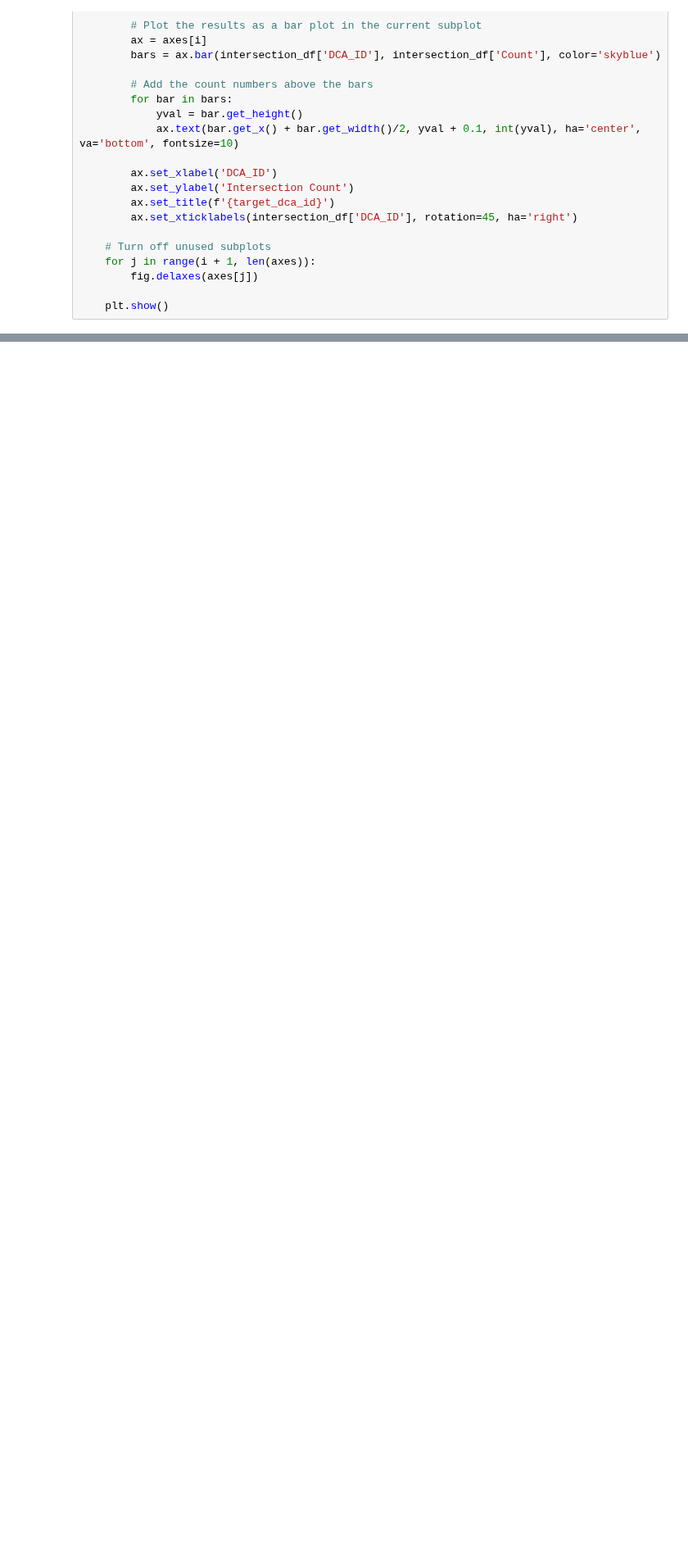
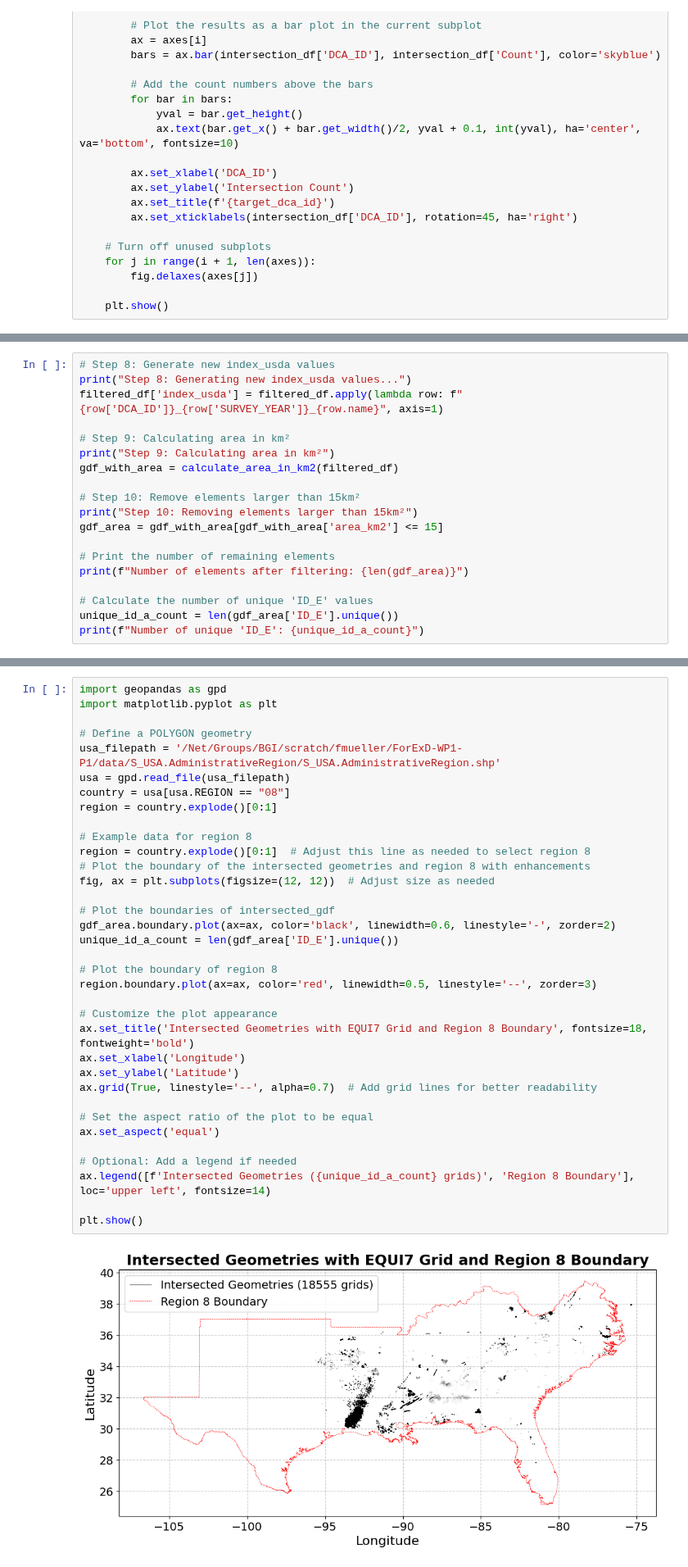
Before and after one commit to Franziska279/ForExD-WP1-P1, a Jupyter notebook: src/01_05_overlapping_years.ipynb, the cells around one changed output, grey strips where cells are left out. Shown at 82% size. Saved outputs shown, nothing was run; the diff lists cells and outputs as text; blank space fills up the shorter version.

```diff
--- a/src/01_05_overlapping_years.ipynb
+++ b/src/01_05_overlapping_years.ipynb
@@ -924,0 +1296,19 @@ plot_all_dca_id_intersections(gdf_overlap)
+# %%
+# Step 8: Generate new index_usda values
+print("Step 8: Generating new index_usda values...")
+filtered_df['index_usda'] = filtered_df.apply(lambda row: f"{row['DCA_ID']}_{row['SURVEY_YEAR']}_{row.name}", axis=1)
+
+# Step 9: Calculating area in km²
+print("Step 9: Calculating area in km²")
+gdf_with_area = calculate_area_in_km2(filtered_df)
+
+# Step 10: Remove elements larger than 15km²
+print("Step 10: Removing elements larger than 15km²")
+gdf_area = gdf_with_area[gdf_with_area['area_km2'] <= 15]
+
+# Print the number of remaining elements
+print(f"Number of elements after filtering: {len(gdf_area)}")
+
+# Calculate the number of unique 'ID_E' values
+unique_id_a_count = len(gdf_area['ID_E'].unique())
+print(f"Number of unique 'ID_E': {unique_id_a_count}")
@@ -924,0 +1350,37 @@ plot_all_dca_id_intersections(gdf_overlap)
+# %%
+import geopandas as gpd
+import matplotlib.pyplot as plt
+
+# Define a POLYGON geometry
+usa_filepath = '/Net/Groups/BGI/scratch/fmueller/ForExD-WP1-P1/data/S_USA.AdministrativeRegion/S_USA.AdministrativeRegion.shp'
+usa = gpd.read_file(usa_filepath)
+country = usa[usa.REGION == "08"]
+region = country.explode()[0:1]
+
+# Example data for region 8
+region = country.explode()[0:1]  # Adjust this line as needed to select region 8
+# Plot the boundary of the intersected geometries and region 8 with enhancements
+fig, ax = plt.subplots(figsize=(12, 12))  # Adjust size as needed
+
+# Plot the boundaries of intersected_gdf
+gdf_area.boundary.plot(ax=ax, color='black', linewidth=0.6, linestyle='-', zorder=2)
+unique_id_a_count = len(gdf_area['ID_E'].unique())
+
+# Plot the boundary of region 8
+region.boundary.plot(ax=ax, color='red', linewidth=0.5, linestyle='--', zorder=3)
+
+# Customize the plot appearance
+ax.set_title('Intersected Geometries with EQUI7 Grid and Region 8 Boundary', fontsize=18, fontweight='bold')
+ax.set_xlabel('Longitude')
+ax.set_ylabel('Latitude')
+ax.grid(True, linestyle='--', alpha=0.7)  # Add grid lines for better readability
+
+# Set the aspect ratio of the plot to be equal
+ax.set_aspect('equal')
+
+# Optional: Add a legend if needed
+ax.legend([f'Intersected Geometries ({unique_id_a_count} grids)', 'Region 8 Boundary'], loc='upper left', fontsize=14)
+
+plt.show()
+# %% [output]
+[figure, added]
```
Also changed, not shown: parts of 26 cells of this notebook.
